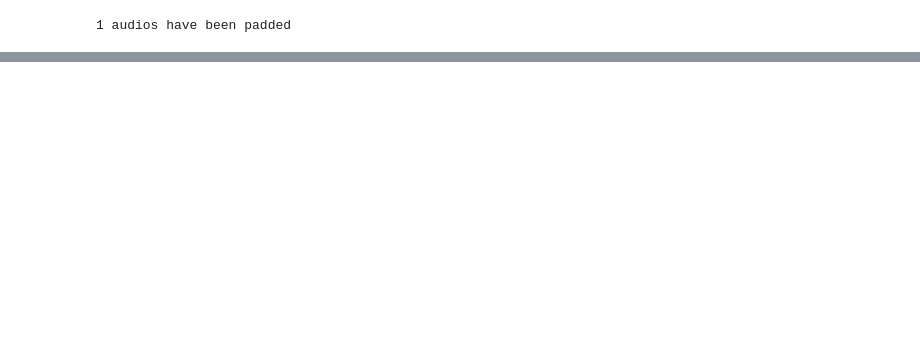
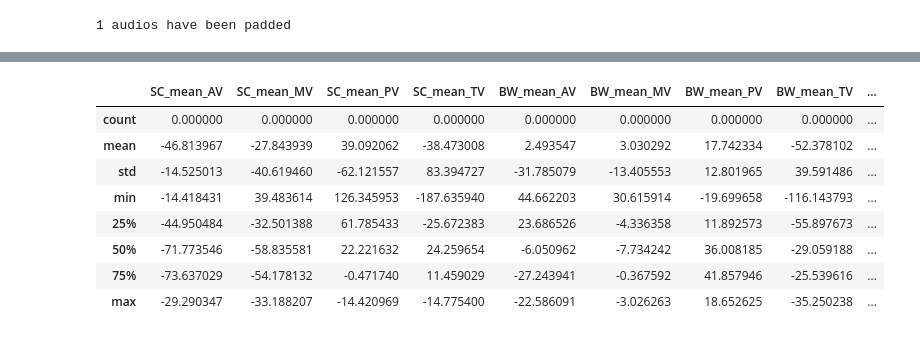
Before and after one commit to asideras/MSc-in-AI-Demokritos-Machine-Learning-Course, a Jupyter notebook: mumor_classification.ipynb, the cells around one changed output, grey strips where cells are left out. Saved outputs shown, nothing was run; the diff lists cells and outputs as text; code cells hidden in the pictures; blank space fills up the shorter version.

```diff
--- a/mumor_classification.ipynb
+++ b/mumor_classification.ipynb
@@ -185,0 +192,12 @@ print(len(onset_bt_rms))
+# %%
+df_pres.describe() - df_abs.describe()
+# %% [output]
+|  | SC_mean_AV | SC_mean_MV | SC_mean_PV | SC_mean_TV | BW_mean_AV | BW_mean_MV | BW_mean_PV | BW_mean_TV | ... |
+| count | 0.000000 | 0.000000 | 0.000000 | 0.000000 | 0.000000 | 0.000000 | 0.000000 | 0.000000 | ... |
+| mean | -46.813967 | -27.843939 | 39.092062 | -38.473008 | 2.493547 | 3.030292 | 17.742334 | -52.378102 | ... |
+| std | -14.525013 | -40.619460 | -62.121557 | 83.394727 | -31.785079 | -13.405553 | 12.801965 | 39.591486 | ... |
+| min | -14.418431 | 39.483614 | 126.345953 | -187.635940 | 44.662203 | 30.615914 | -19.699658 | -116.143793 | ... |
+| 25% | -44.950484 | -32.501388 | 61.785433 | -25.672383 | 23.686526 | -4.336358 | 11.892573 | -55.897673 | ... |
+| 50% | -71.773546 | -58.835581 | 22.221632 | 24.259654 | -6.050962 | -7.734242 | 36.008185 | -29.059188 | ... |
+| 75% | -73.637029 | -54.178132 | -0.471740 | 11.459029 | -27.243941 | -0.367592 | 41.857946 | -25.539616 | ... |
+| max | -29.290347 | -33.188207 | -14.420969 | -14.775400 | -22.586091 | -3.026263 | 18.652625 | -35.250238 | ... |
```
Also changed, not shown: parts of 13 cells of this notebook, 2 other files.
